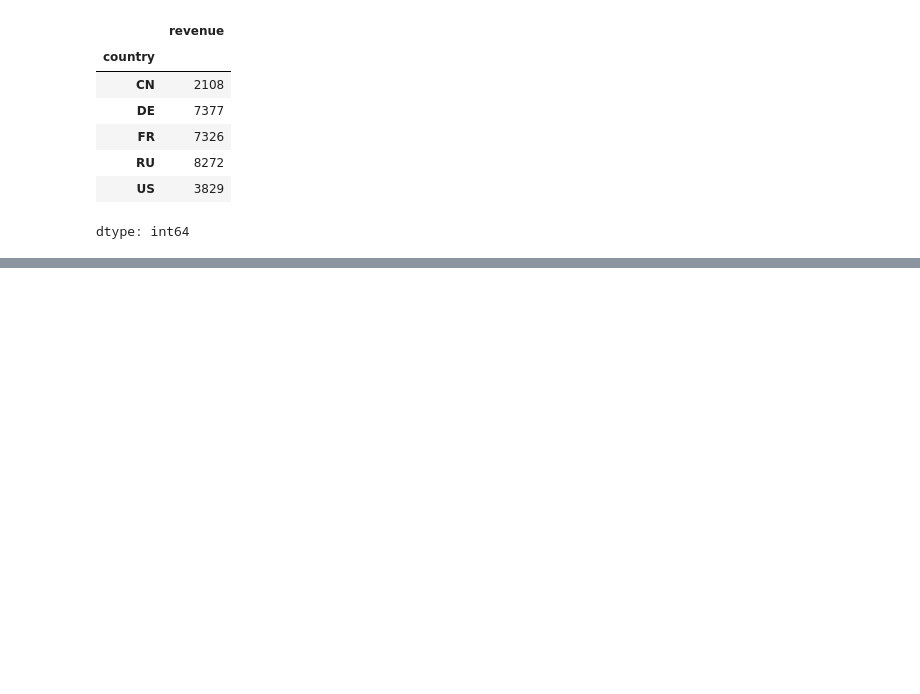
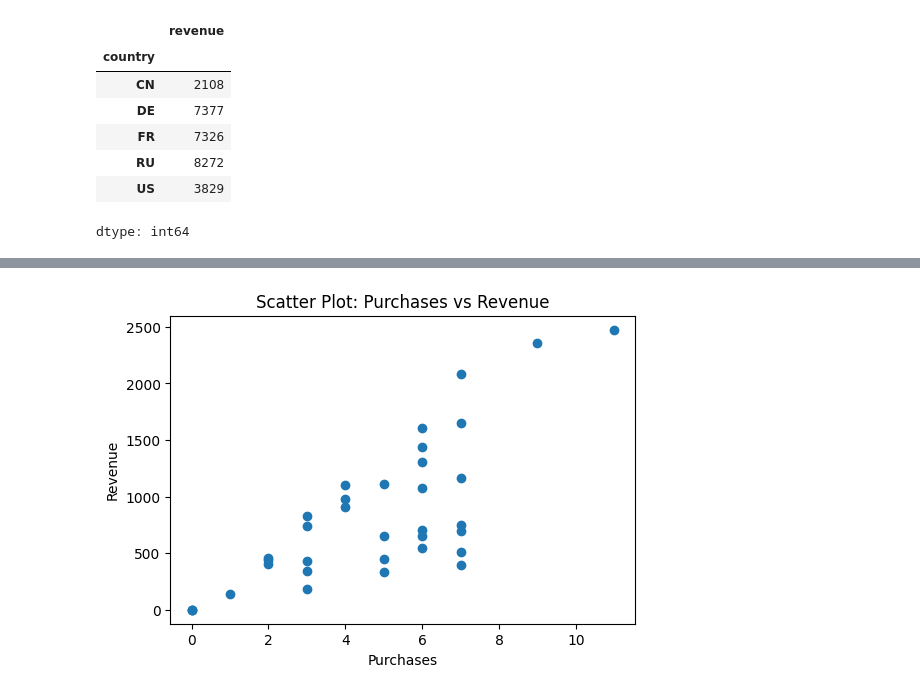
Before and after one commit to ermakinho/a-ermakov, a Jupyter notebook: homeworks/HW02/HW02.ipynb, the cells around one changed output, grey strips where cells are left out. Drawn from its saved outputs; the diff is of its cells as text; code cells hidden in the pictures; blank space fills up the shorter version.

```diff
--- a/homeworks/HW02/HW02.ipynb.ipynb
+++ b/homeworks/HW02/HW02.ipynb
@@ -254,0 +274,9 @@ dtype: int64
+# %%
+plt.figure(figsize=(6,4))
+plt.scatter(df['purchases'], df['revenue'])
+plt.xlabel("Purchases")
+plt.ylabel("Revenue")
+plt.title("Scatter Plot: Purchases vs Revenue")
+plt.show()
+# %% [output]
+[figure, added]
```
Also changed, not shown: parts of 3 cells of this notebook, 2 other files.
